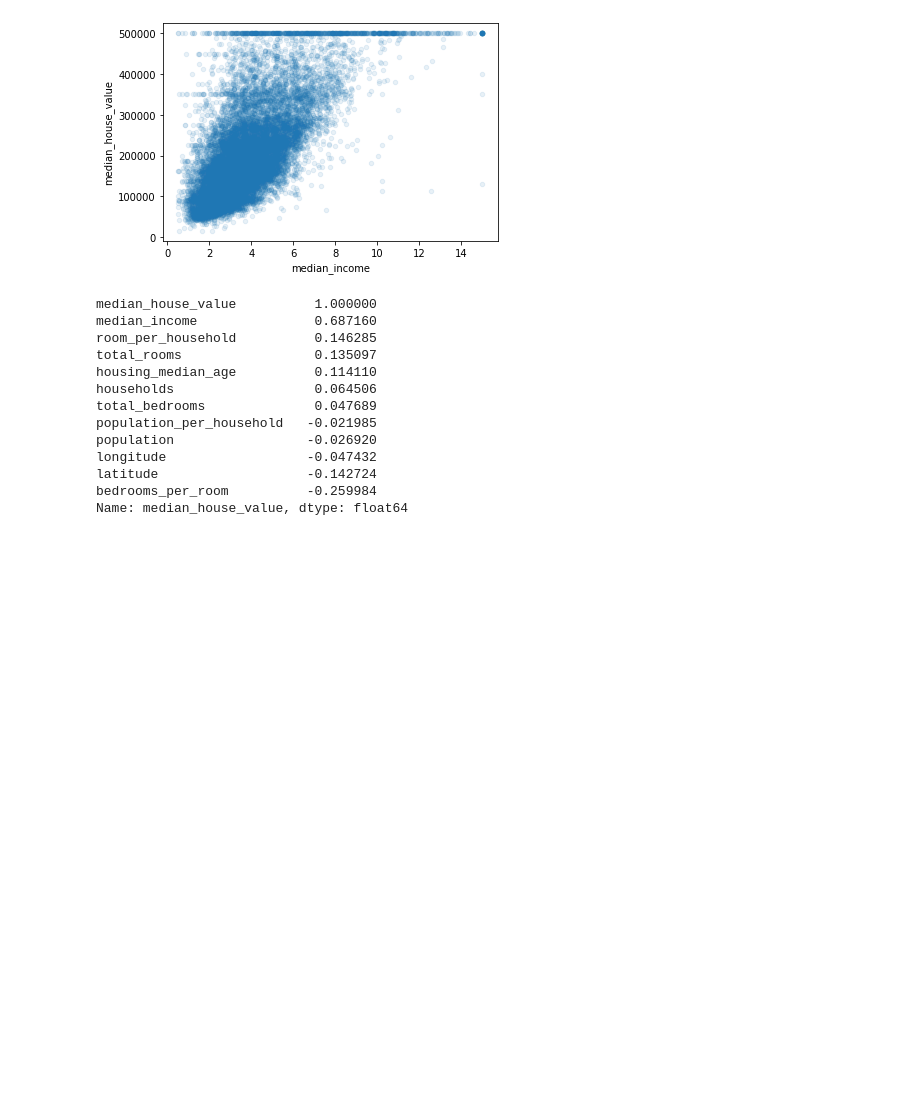
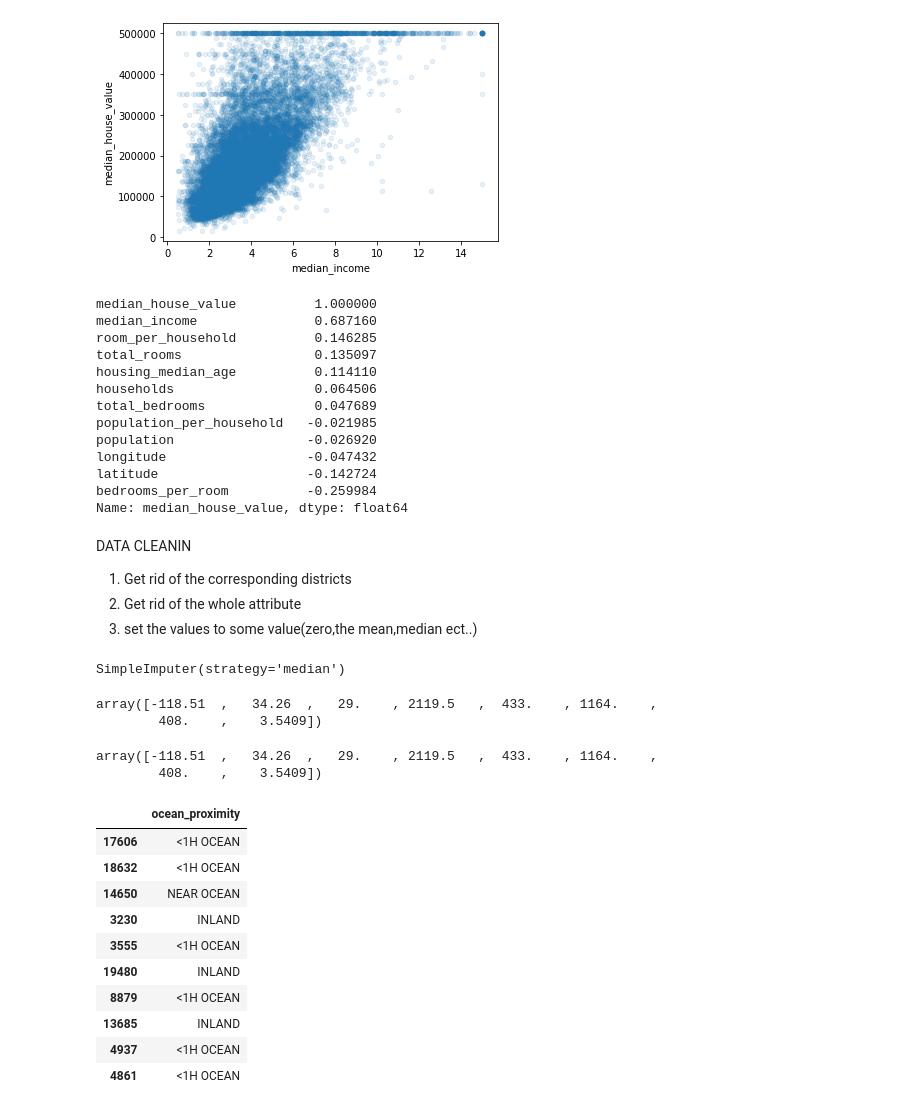
Before and after one commit to morykeita/kaggle, a Jupyter notebook: california-housing-prices.ipynb, the cells around one changed output. Drawn from its saved outputs; the diff is of its cells as text; code cells hidden in the pictures; blank space fills up the shorter version.

Commit message:
Kaggle Notebook | California Housing Prices | Version 7

```diff
--- a/california-housing-prices.ipynb
+++ b/california-housing-prices.ipynb
@@ -250,3 +250,29 @@ longitude                  -0.047432
 latitude                   -0.142724
 bedrooms_per_room          -0.259984
 Name: median_house_value, dtype: float64
+# %%
+housing = strat_train_set.drop('median_house_value',axis=1)
+housing_labels = strat_train_set['median_house_value'].copy()
+# %% [markdown]
+DATA CLEANIN
+1. Get rid of the corresponding districts
+1. Get rid of the whole attribute
+3. set the values to some value(zero,the mean,median ect..)
+# %%
+from sklearn.impute import SimpleImputer
+
+imputer = SimpleImputer(strategy='median')
+housing_num = housing.drop('ocean_proximity',axis=1)
+imputer.fit(housing_num)
+# %% [output]
+SimpleImputer(strategy='median')
+# %%
+imputer.statistics_
+# %% [output]
+array([-118.51  ,   34.26  ,   29.    , 2119.5   ,  433.    , 1164.    ,
+        408.    ,    3.5409])
+# %%
+housing_num.median().values
+# %% [output]
+array([-118.51  ,   34.26  ,   29.    , 2119.5   ,  433.    , 1164.    ,
+        408.    ,    3.5409])
@@ -252,0 +282,15 @@ Name: median_house_value, dtype: float64
+# %%
+housing_cat = housing[['ocean_proximity']]
+housing_cat.head(10)
+# %% [output]
+|  | ocean_proximity |
+| 17606 | <1H OCEAN |
+| 18632 | <1H OCEAN |
+| 14650 | NEAR OCEAN |
+| 3230 | INLAND |
+| 3555 | <1H OCEAN |
+| 19480 | INLAND |
+| 8879 | <1H OCEAN |
+| 13685 | INLAND |
+| 4937 | <1H OCEAN |
+| 4861 | <1H OCEAN |
```
Also changed, not shown: parts of 13 cells of this notebook.
